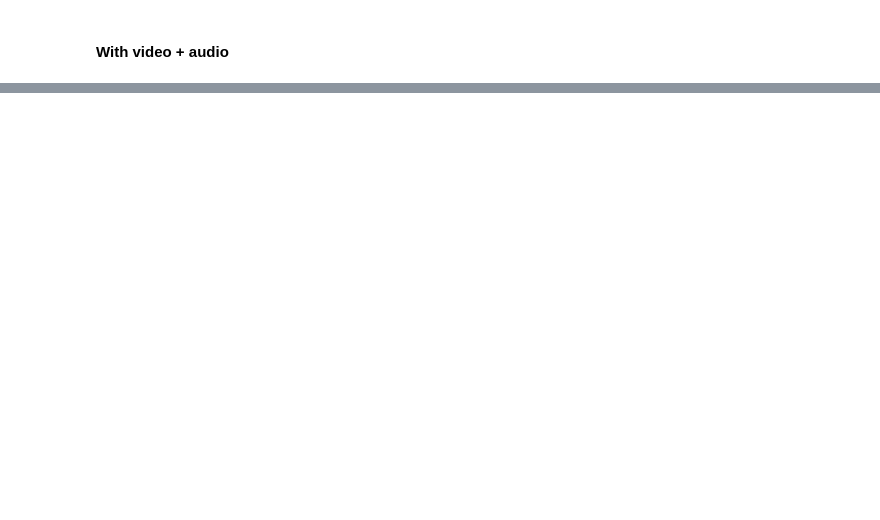
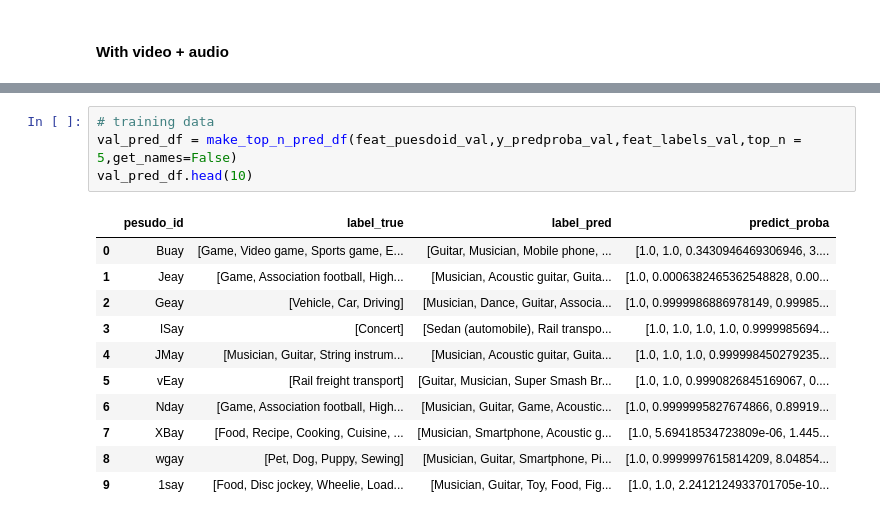
Before and after one commit to erikanfox/YouTube-8m-Classification, a Jupyter notebook: video_logistic.ipynb, the cells around one changed output, grey strips where cells are left out. Saved outputs shown, nothing was run; the diff lists cells and outputs as text; blank space fills up the shorter version.

```diff
--- a/video_logistic.ipynb
+++ b/video_logistic.ipynb
@@ -173,0 +234,16 @@ Epoch 10/10
+# %%
+# training data
+val_pred_df = make_top_n_pred_df(feat_puesdoid_val,y_predproba_val,feat_labels_val,top_n = 5,get_names=False)
+val_pred_df.head(10)
+# %% [output]
+|  | pesudo_id | label_true | label_pred | predict_proba |
+| 0 | Buay | [Game, Video game, Sports game, E... | [Guitar, Musician, Mobile phone, ... | [1.0, 1.0, 0.3430946469306946, 3.... |
+| 1 | Jeay | [Game, Association football, High... | [Musician, Acoustic guitar, Guita... | [1.0, 0.0006382465362548828, 0.00... |
+| 2 | Geay | [Vehicle, Car, Driving] | [Musician, Dance, Guitar, Associa... | [1.0, 0.9999986886978149, 0.99985... |
+| 3 | lSay | [Concert] | [Sedan (automobile), Rail transpo... | [1.0, 1.0, 1.0, 1.0, 0.9999985694... |
+| 4 | JMay | [Musician, Guitar, String instrum... | [Musician, Acoustic guitar, Guita... | [1.0, 1.0, 1.0, 0.999998450279235... |
+| 5 | vEay | [Rail freight transport] | [Guitar, Musician, Super Smash Br... | [1.0, 1.0, 0.9990826845169067, 0.... |
+| 6 | Nday | [Game, Association football, High... | [Musician, Guitar, Game, Acoustic... | [1.0, 0.9999995827674866, 0.89919... |
+| 7 | XBay | [Food, Recipe, Cooking, Cuisine, ... | [Musician, Smartphone, Acoustic g... | [1.0, 5.69418534723809e-06, 1.445... |
+| 8 | wgay | [Pet, Dog, Puppy, Sewing] | [Musician, Guitar, Smartphone, Pi... | [1.0, 0.9999997615814209, 8.04854... |
+| 9 | 1say | [Food, Disc jockey, Wheelie, Load... | [Musician, Guitar, Toy, Food, Fig... | [1.0, 1.0, 2.2412124933701705e-10... |
```
Also changed, not shown: parts of 14 cells of this notebook.
